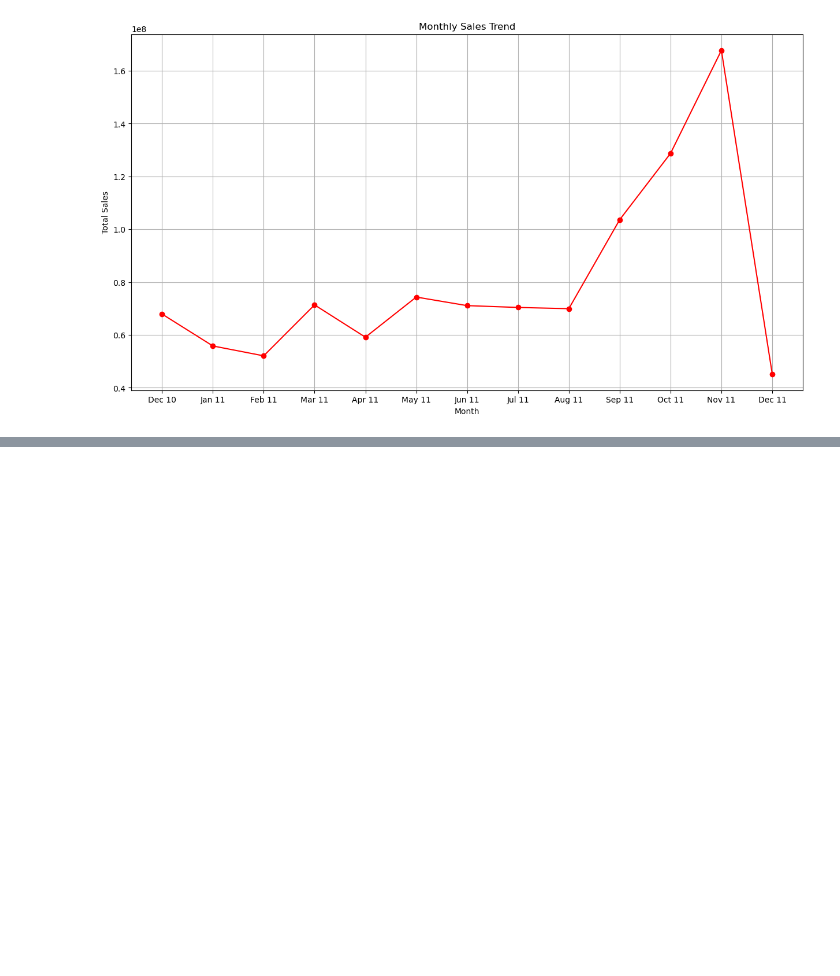
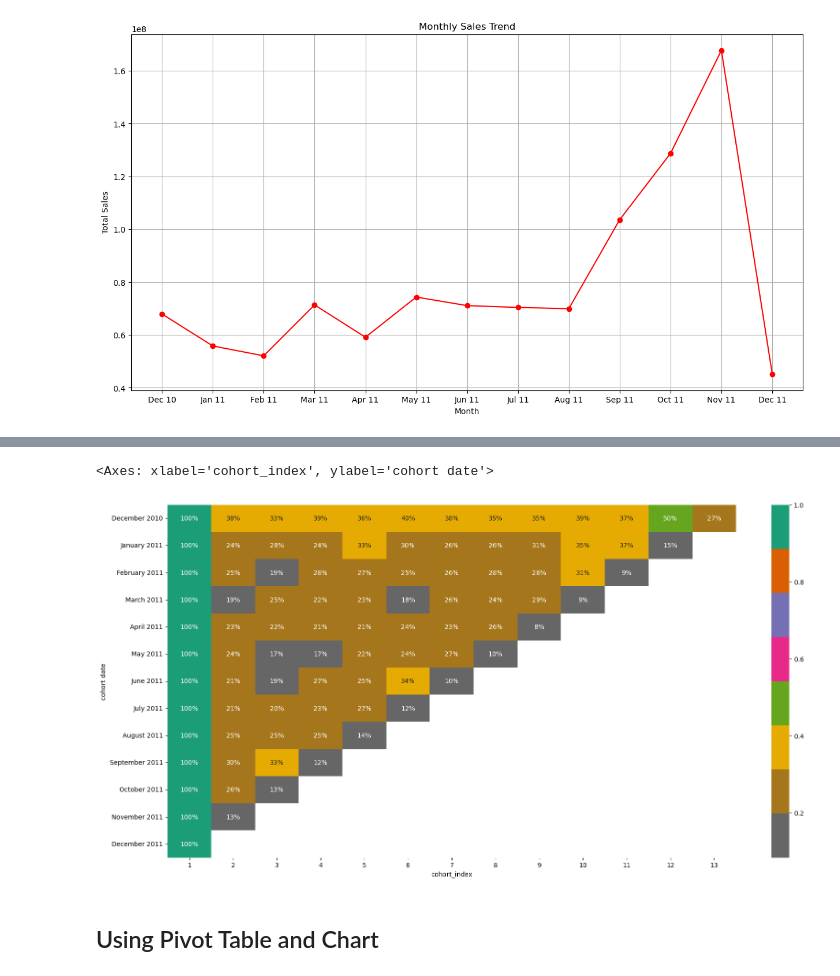
Before and after one commit to kconana/customer-retention-analysis-II, a Jupyter notebook: notebooks/kingsley-solution.ipynb, the cells around one changed output, grey strips where cells are left out. Saved outputs shown, nothing was run; the diff lists cells and outputs as text; code cells hidden in the pictures; blank space fills up the shorter version.

```diff
--- a/notebooks/kingsley-solution.ipynb
+++ b/notebooks/kingsley-solution.ipynb
@@ -218,0 +422,3 @@ plt.grid(True)
+# %%
+#new cohort table for percentage
+percent_cohort_table = cohort_table.divide(cohort_table.iloc[:,0], axis = 0)
@@ -218,0 +443,8 @@ plt.grid(True)
+# %%
+plt.figure(figsize = (20,10))
+sns.heatmap(percent_cohort_table, annot = True, cmap = "Dark2_r", fmt= ".0%")
+# %% [output]
+<Axes: xlabel='cohort_index', ylabel='cohort date'>
+[figure, added]
+# %% [markdown]
+## Using Pivot Table and Chart
```
Also changed, not shown: parts of 37 cells of this notebook.
